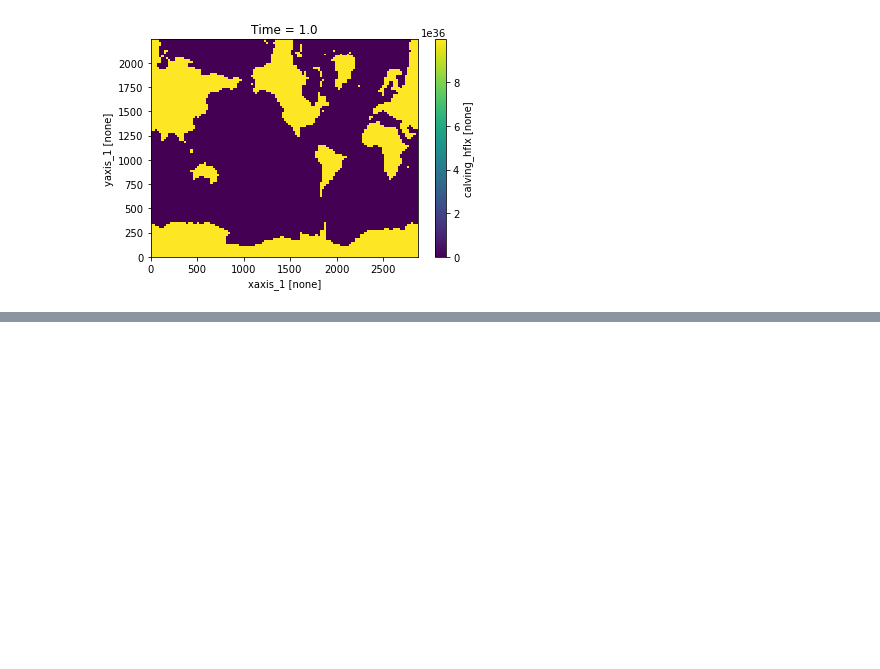
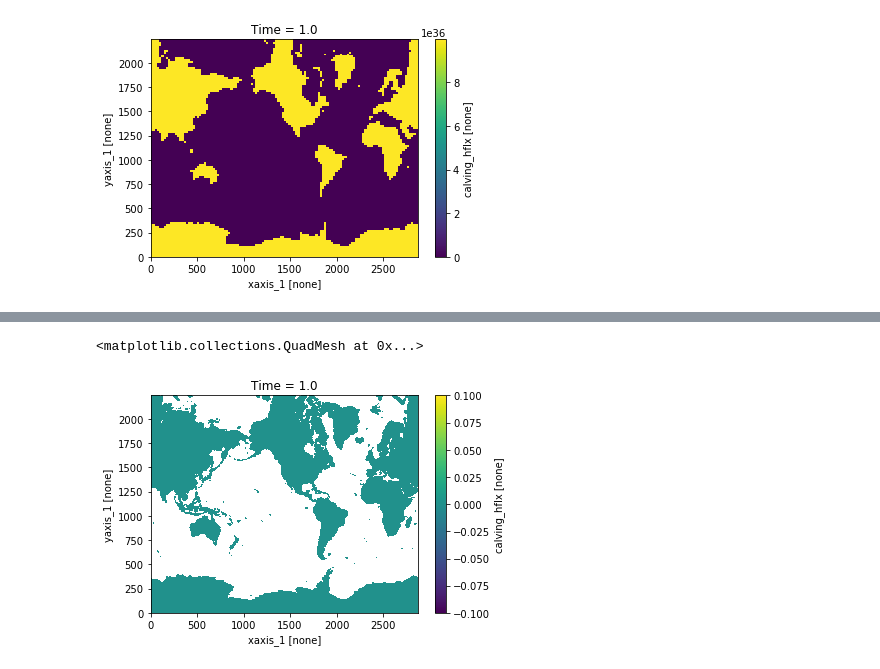
Before and after one commit to jbusecke/mom6_design, a Jupyter notebook: notebooks/gfdl_combine_restarts_OM4p0125.ipynb, the cells around one changed output, grey strips where cells are left out. Saved outputs shown, nothing was run; the diff lists cells and outputs as text; code cells hidden in the pictures; blank space fills up the shorter version.

Commit message:
started padding the icemodel output

```diff
--- a/notebooks/gfdl_combine_restarts_OM4p0125.ipynb
+++ b/notebooks/gfdl_combine_restarts_OM4p0125.ipynb
@@ -213,0 +223,6 @@ ds_check_icemodel.calving_hflx.plot()
+# %%
+ds_icemodel_padded = ds_check_icemodel.where(mask_ocean).fillna(0)
+ds_icemodel_padded.calving_hflx.where(mask_ocean==0).plot()
+# %% [output]
+<matplotlib.collections.QuadMesh at 0x...>
+[figure, added]
```
Also changed, not shown: parts of 12 cells of this notebook, 1 other file.
